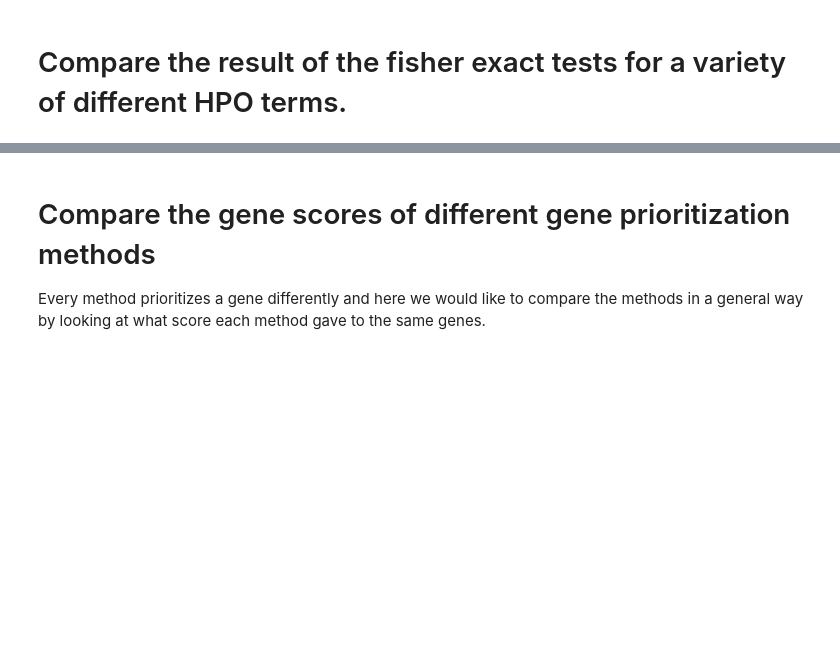
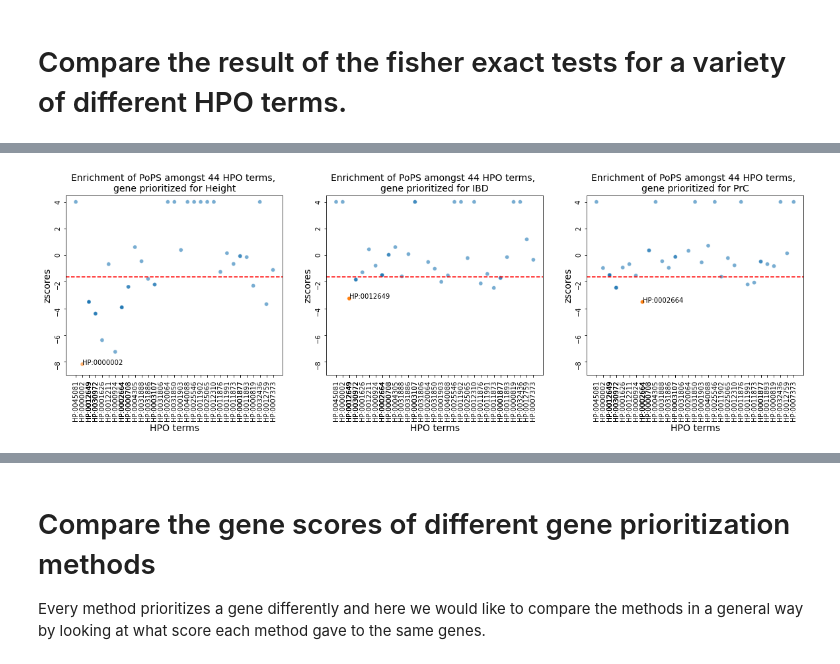
Before and after one commit to molgenis/benchmark-gwas-prio, a Jupyter notebook: results/visualize/visualize_results.ipynb, the cells around one changed output, grey strips where cells are left out. Drawn from its saved outputs; the diff is of its cells as text; code cells hidden in the pictures; blank space fills up the shorter version.

```diff
--- a/results/visualize/visualize_results.ipynb
+++ b/results/visualize/visualize_results.ipynb
@@ -102,0 +101,4 @@ plot_comparison_fisher_results(results_fisher['PrC'], "Prostate cancer")
+# %%
+plot_fisher_results(methods_fisher["PoPs"], "PoPS")
+# %% [output]
+[figure, added]
```
Also changed, not shown: parts of 39 cells of this notebook, 1 other file.
